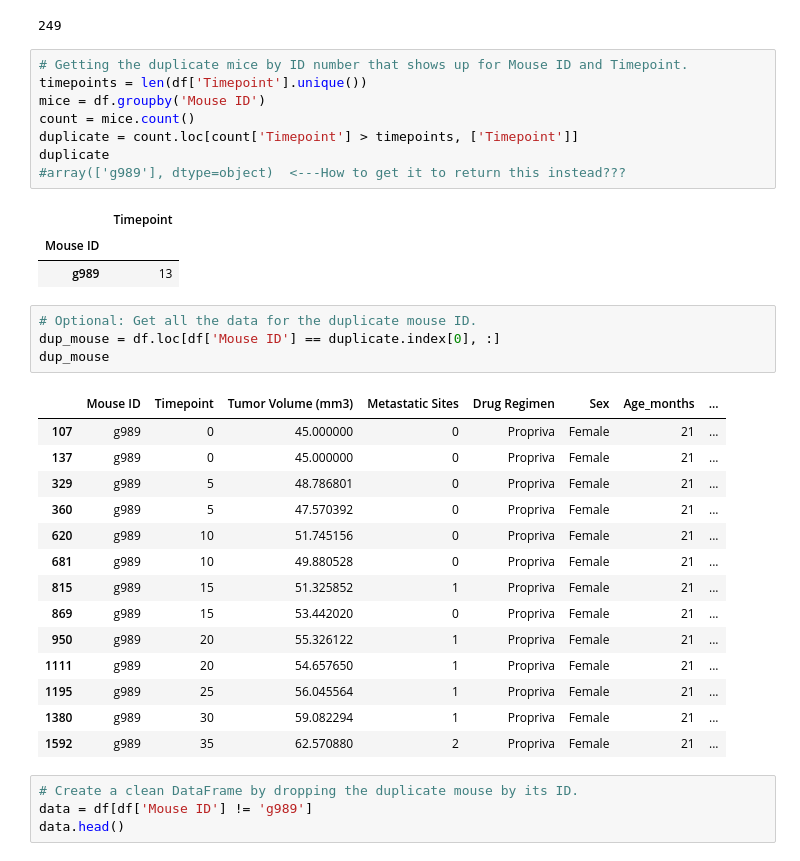
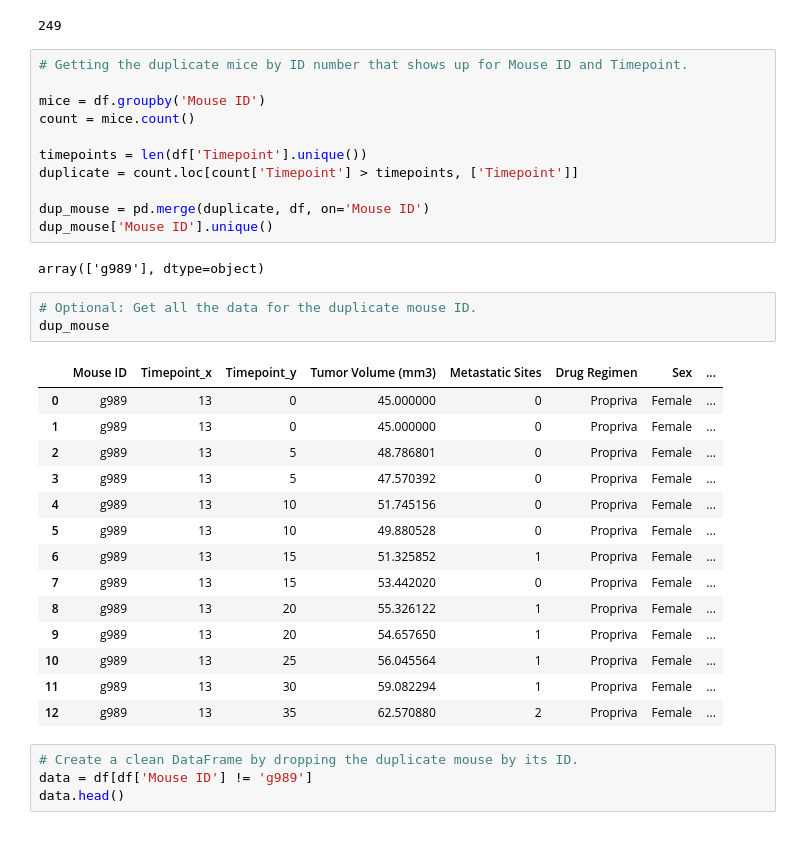
Before and after one commit to andcetera/pymaceuticals-study, a Jupyter notebook: Project Folder/pymaceuticals.ipynb, the cells around one changed output. Saved outputs shown, nothing was run; the diff lists cells and outputs as text.

```diff
--- a/Project Folder/pymaceuticals.ipynb
+++ b/Project Folder/pymaceuticals.ipynb
@@ -39,35 +39,35 @@ len(df['Mouse ID'].unique())
 249
 # %%
 # Getting the duplicate mice by ID number that shows up for Mouse ID and Timepoint.
-timepoints = len(df['Timepoint'].unique())
+
 mice = df.groupby('Mouse ID')
 count = mice.count()
+
+timepoints = len(df['Timepoint'].unique())
 duplicate = count.loc[count['Timepoint'] > timepoints, ['Timepoint']]
-duplicate
-#array(['g989'], dtype=object)  <---How to get it to return this instead???
+
+dup_mouse = pd.merge(duplicate, df, on='Mouse ID')
+dup_mouse['Mouse ID'].unique()
 # %% [output]
-|  | Timepoint |
-| Mouse ID |  |
-| g989 | 13 |
+array(['g989'], dtype=object)
 # %%
 # Optional: Get all the data for the duplicate mouse ID.
-dup_mouse = df.loc[df['Mouse ID'] == duplicate.index[0], :]
 dup_mouse
 # %% [output]
-|  | Mouse ID | Timepoint | Tumor Volume (mm3) | Metastatic Sites | Drug Regimen | Sex | Age_months | ... |
-| 107 | g989 | 0 | 45.000000 | 0 | Propriva | Female | 21 | ... |
-| 137 | g989 | 0 | 45.000000 | 0 | Propriva | Female | 21 | ... |
-| 329 | g989 | 5 | 48.786801 | 0 | Propriva | Female | 21 | ... |
-| 360 | g989 | 5 | 47.570392 | 0 | Propriva | Female | 21 | ... |
-| 620 | g989 | 10 | 51.745156 | 0 | Propriva | Female | 21 | ... |
-| 681 | g989 | 10 | 49.880528 | 0 | Propriva | Female | 21 | ... |
-| 815 | g989 | 15 | 51.325852 | 1 | Propriva | Female | 21 | ... |
-| 869 | g989 | 15 | 53.442020 | 0 | Propriva | Female | 21 | ... |
-| 950 | g989 | 20 | 55.326122 | 1 | Propriva | Female | 21 | ... |
-| 1111 | g989 | 20 | 54.657650 | 1 | Propriva | Female | 21 | ... |
-| 1195 | g989 | 25 | 56.045564 | 1 | Propriva | Female | 21 | ... |
-| 1380 | g989 | 30 | 59.082294 | 1 | Propriva | Female | 21 | ... |
-| 1592 | g989 | 35 | 62.570880 | 2 | Propriva | Female | 21 | ... |
+|  | Mouse ID | Timepoint_x | Timepoint_y | Tumor Volume (mm3) | Metastatic Sites | Drug Regimen | Sex | ... |
+| 0 | g989 | 13 | 0 | 45.000000 | 0 | Propriva | Female | ... |
+| 1 | g989 | 13 | 0 | 45.000000 | 0 | Propriva | Female | ... |
+| 2 | g989 | 13 | 5 | 48.786801 | 0 | Propriva | Female | ... |
+| 3 | g989 | 13 | 5 | 47.570392 | 0 | Propriva | Female | ... |
+| 4 | g989 | 13 | 10 | 51.745156 | 0 | Propriva | Female | ... |
+| 5 | g989 | 13 | 10 | 49.880528 | 0 | Propriva | Female | ... |
+| 6 | g989 | 13 | 15 | 51.325852 | 1 | Propriva | Female | ... |
+| 7 | g989 | 13 | 15 | 53.442020 | 0 | Propriva | Female | ... |
+| 8 | g989 | 13 | 20 | 55.326122 | 1 | Propriva | Female | ... |
+| 9 | g989 | 13 | 20 | 54.657650 | 1 | Propriva | Female | ... |
+| 10 | g989 | 13 | 25 | 56.045564 | 1 | Propriva | Female | ... |
+| 11 | g989 | 13 | 30 | 59.082294 | 1 | Propriva | Female | ... |
+| 12 | g989 | 13 | 35 | 62.570880 | 2 | Propriva | Female | ... |
 # %%
 # Create a clean DataFrame by dropping the duplicate mouse by its ID.
 data = df[df['Mouse ID'] != 'g989']
```
Also changed, not shown: parts of 4 cells of this notebook.
